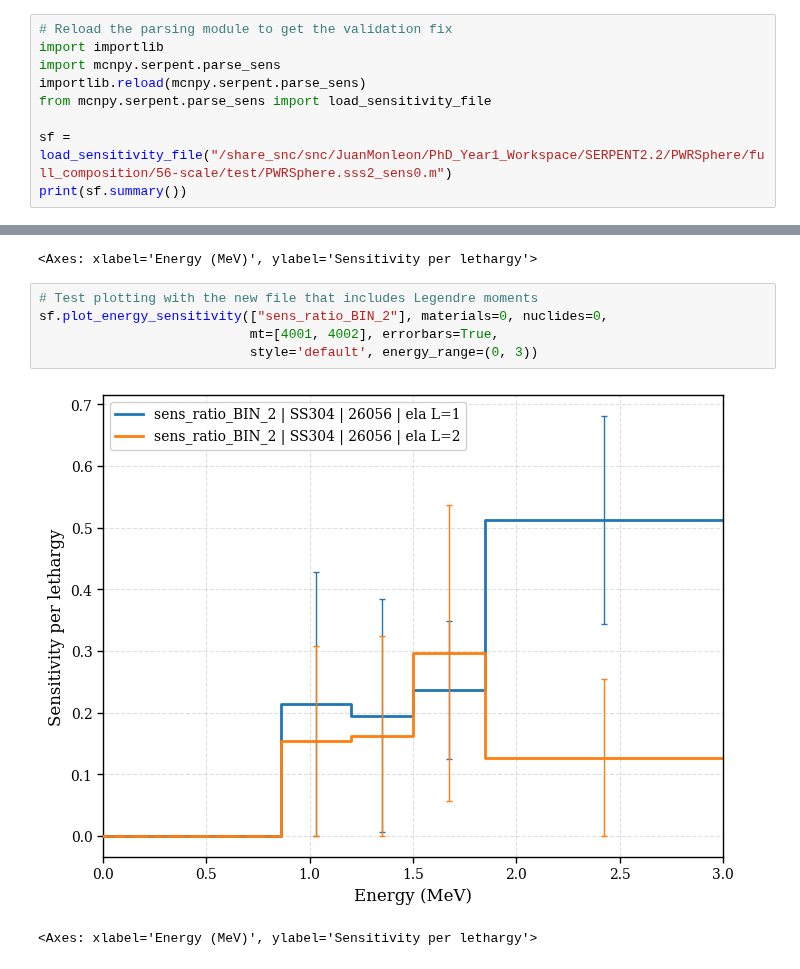
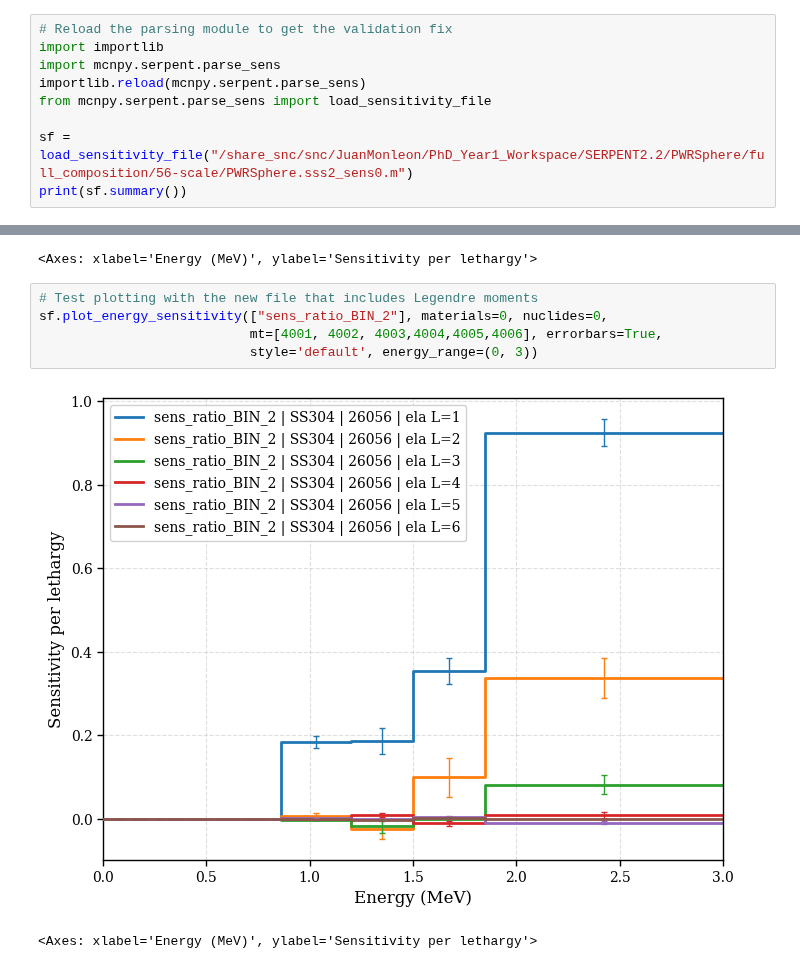
Before and after one commit to monleon96/kika, a Jupyter notebook: mcnpy/serpent/test_sens.ipynb, the cells around one changed output, grey strips where cells are left out. Drawn from its saved outputs; the diff is of its cells as text.

```diff
--- a/mcnpy/serpent/test_sens.ipynb
+++ b/mcnpy/serpent/test_sens.ipynb
@@ -8,7 +8,7 @@ import mcnpy.serpent.parse_sens
 importlib.reload(mcnpy.serpent.parse_sens)
 from mcnpy.serpent.parse_sens import load_sensitivity_file
 
-sf = load_sensitivity_file("/share_snc/snc/JuanMonleon/PhD_Year1_Workspace/SERPENT2.2/PWRSphere/full_composition/56-scale/test/PWRSphere.sss2_sens0.m")
+sf = load_sensitivity_file("/share_snc/snc/JuanMonleon/PhD_Year1_Workspace/SERPENT2.2/PWRSphere/full_composition/56-scale/PWRSphere.sss2_sens0.m")
 print(sf.summary())
 # %% [output]
 SERPENT Sensitivity File Summary
@@ -68,10 +68,10 @@ plot_energy_sensitivity(sf, ["sens_ratio_BIN_2", "sens_ratio_BIN_1"],
 # %%
 # Test plotting with the new file that includes Legendre moments
 sf.plot_energy_sensitivity(["sens_ratio_BIN_2"], materials=0, nuclides=0,
-                           mt=[4001, 4002], errorbars=True,
+                           mt=[4001, 4002, 4003,4004,4005,4006], errorbars=True,
                            style='default', energy_range=(0, 3))
 # %% [output]
-[figure, old version]
+[figure, new version]
 <Axes: xlabel='Energy (MeV)', ylabel='Sensitivity per lethargy'>
 # %%
 # Test plotting Legendre moments
```
Also changed, not shown: parts of 3 cells of this notebook, 35 other files.
